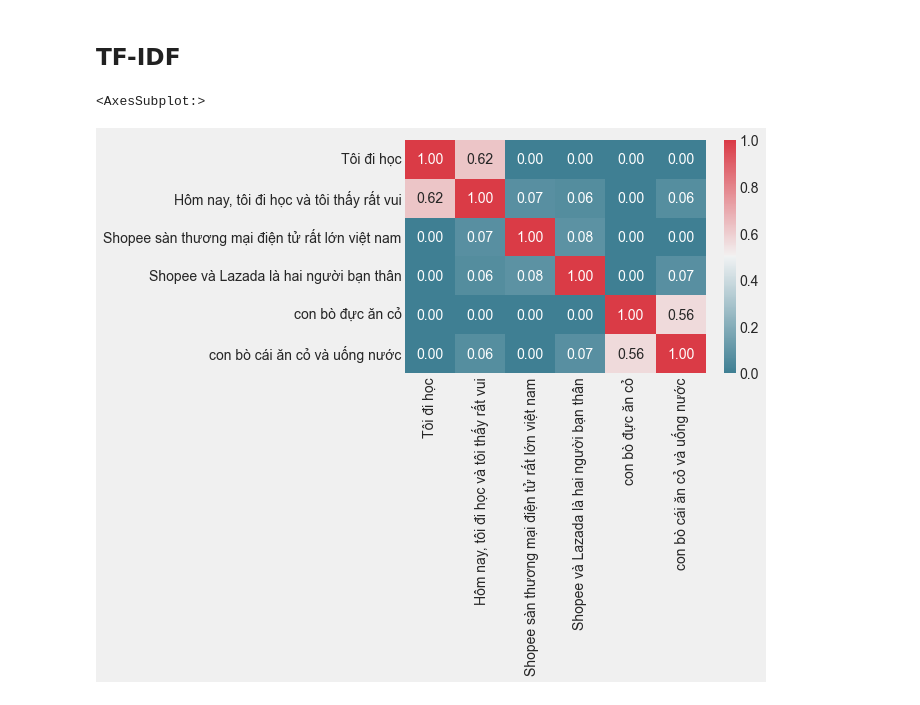
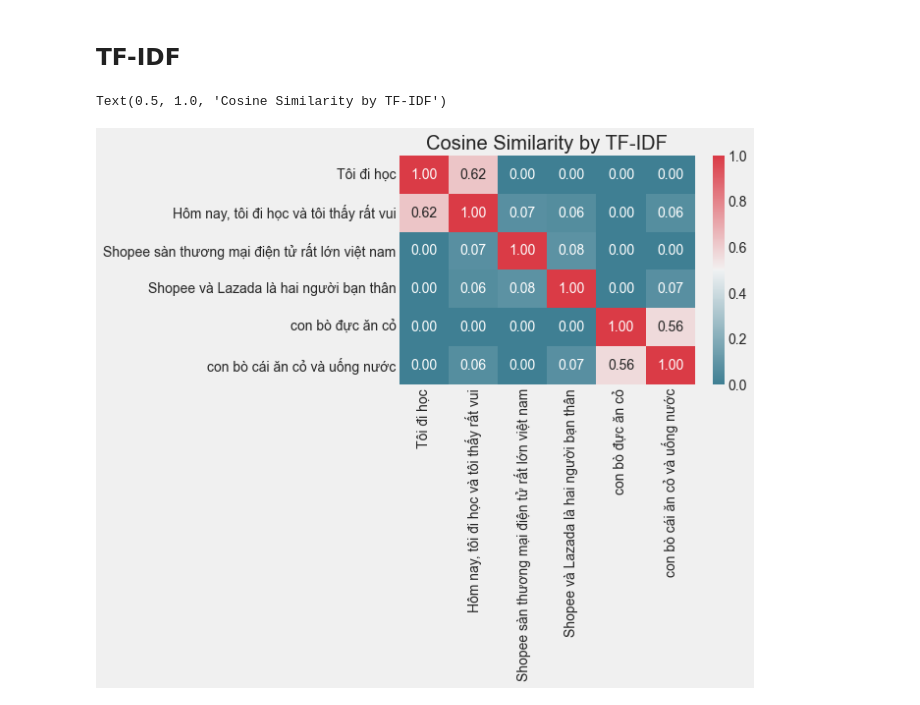
Before and after one commit to kevinkhang2909/ML-learning-journey, a Jupyter notebook: nlp/bag_of_words.ipynb, the cells around one changed output. Saved outputs shown, nothing was run; the diff lists cells and outputs as text; code cells hidden in the pictures.

```diff
--- a/nlp/bag_of_words.ipynb
+++ b/nlp/bag_of_words.ipynb
@@ -140,17 +133,16 @@ sns.heatmap(similarity_df, annot=True, cmap=sns.diverging_palette(220, 10, as_cm
 # %% [markdown]
 ## TF-IDF
 # %%
-from sklearn.feature_extraction.text import TfidfVectorizer
-
-
 vectorizer = TfidfVectorizer()
 maxtrix_base = vectorizer.fit_transform(corpus)
+
 similarity_matrix_tfidf = cosine_similarity(maxtrix_base.todense())
 similarity_df_tfidf = pd.DataFrame(similarity_matrix_tfidf, columns=corpus, index=corpus)
-sns.heatmap(similarity_df_tfidf, annot=True, cmap=sns.diverging_palette(220, 10, as_cmap=True), fmt=".2f")
+ax = sns.heatmap(similarity_df_tfidf, annot=True, cmap=sns.diverging_palette(220, 10, as_cmap=True), fmt=".2f")
+ax.set_title('Cosine Similarity by TF-IDF')
 # %% [output]
-<AxesSubplot:>
+Text(0.5, 1.0, 'Cosine Similarity by TF-IDF')
-[figure, old version]
+[figure, new version]
 # %% [markdown]
 ## Word Embedding
 
```
Also changed, not shown: parts of 3 cells of this notebook, 2 other files.
